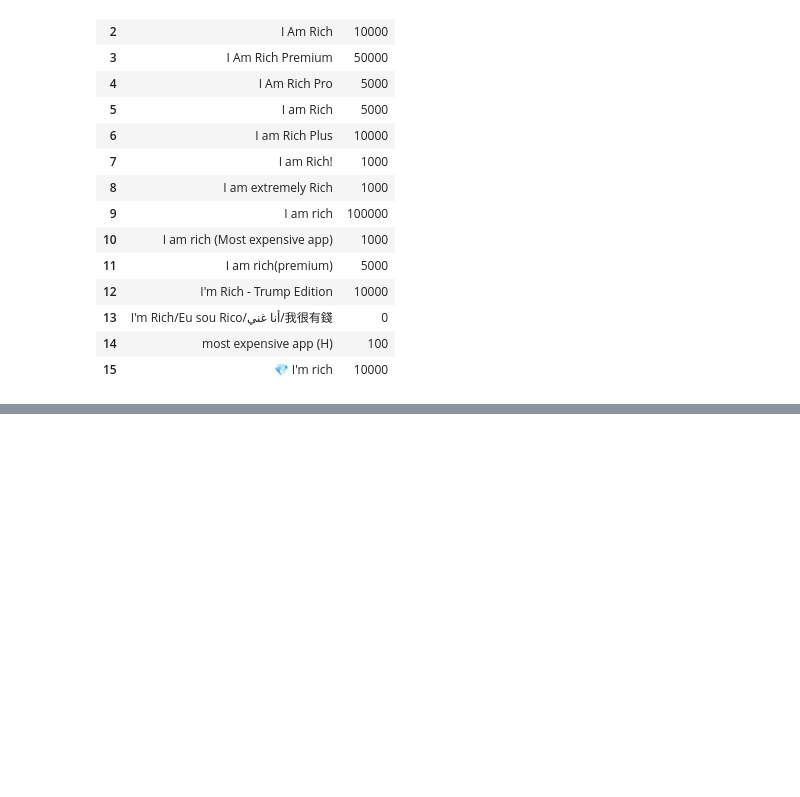
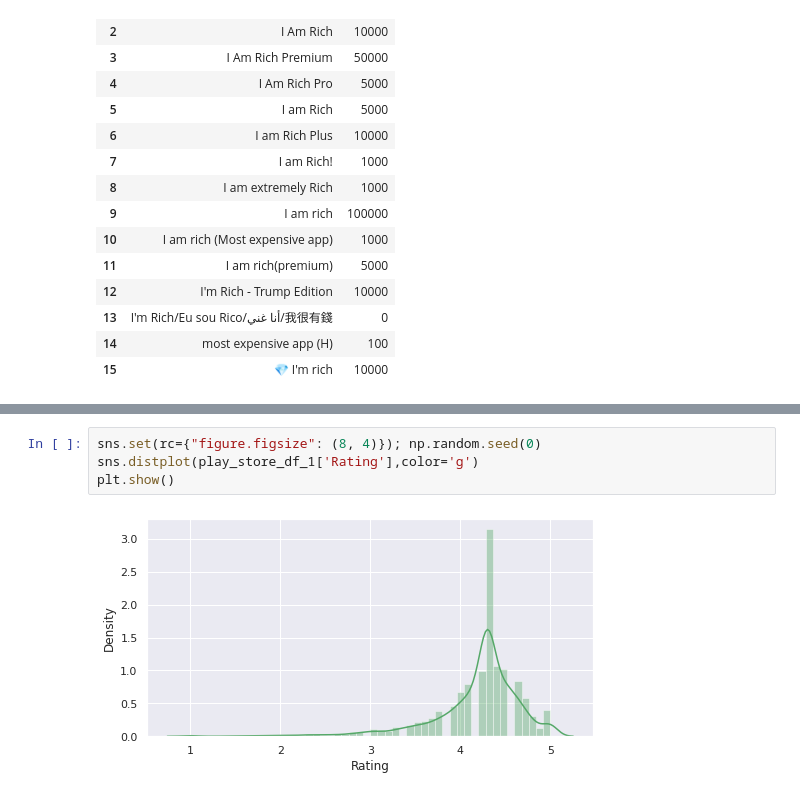
Before and after one commit to Mahima2208/EDA_PlayStore_Apps_Analysis, a Jupyter notebook: MAHIMA_PHALKEY_Play_Store_App_Review_Analysis_Capstone_Project.ipynb, the cells around one changed output, grey strips where cells are left out. Saved outputs shown, nothing was run; the diff lists cells and outputs as text; blank space fills up the shorter version.

```diff
--- a/MAHIMA_PHALKEY_Play_Store_App_Review_Analysis_Capstone_Project.ipynb
+++ b/MAHIMA_PHALKEY_Play_Store_App_Review_Analysis_Capstone_Project.ipynb
@@ -659,0 +684,6 @@ apps_with_greatest_price.groupby('App')['Installs'].sum().reset_index()
+# %%
+sns.set(rc={"figure.figsize": (8, 4)}); np.random.seed(0)
+sns.distplot(play_store_df_1['Rating'],color='g')
+plt.show()
+# %% [output]
+[figure, added]
```
Also changed, not shown: parts of 12 cells of this notebook.
